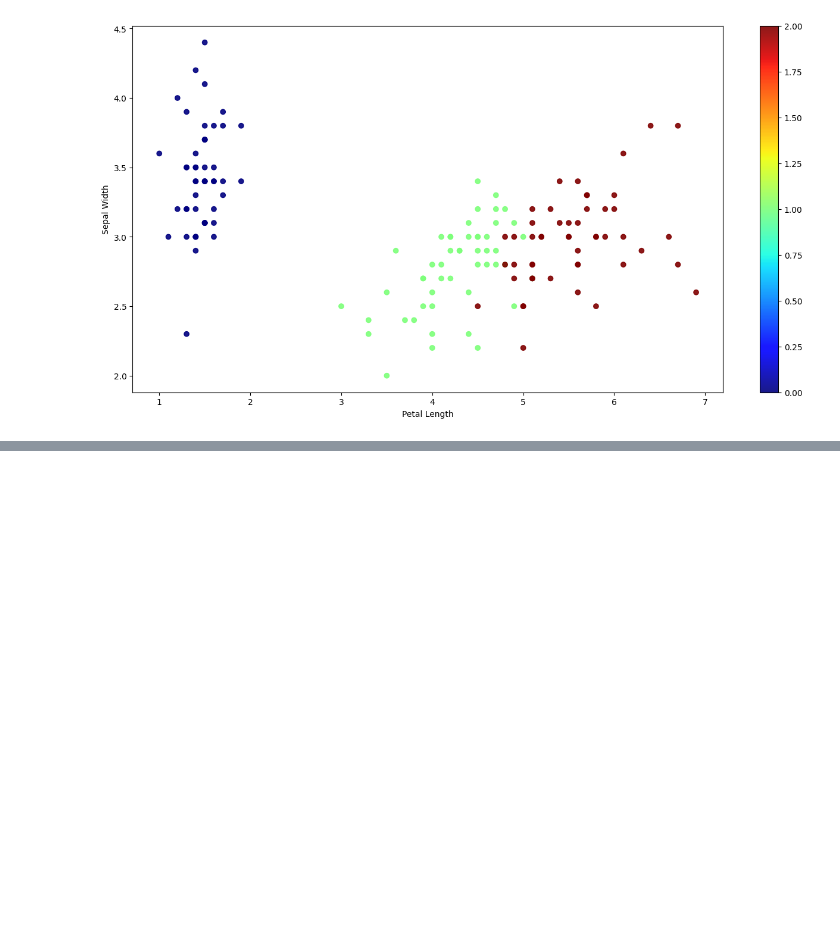
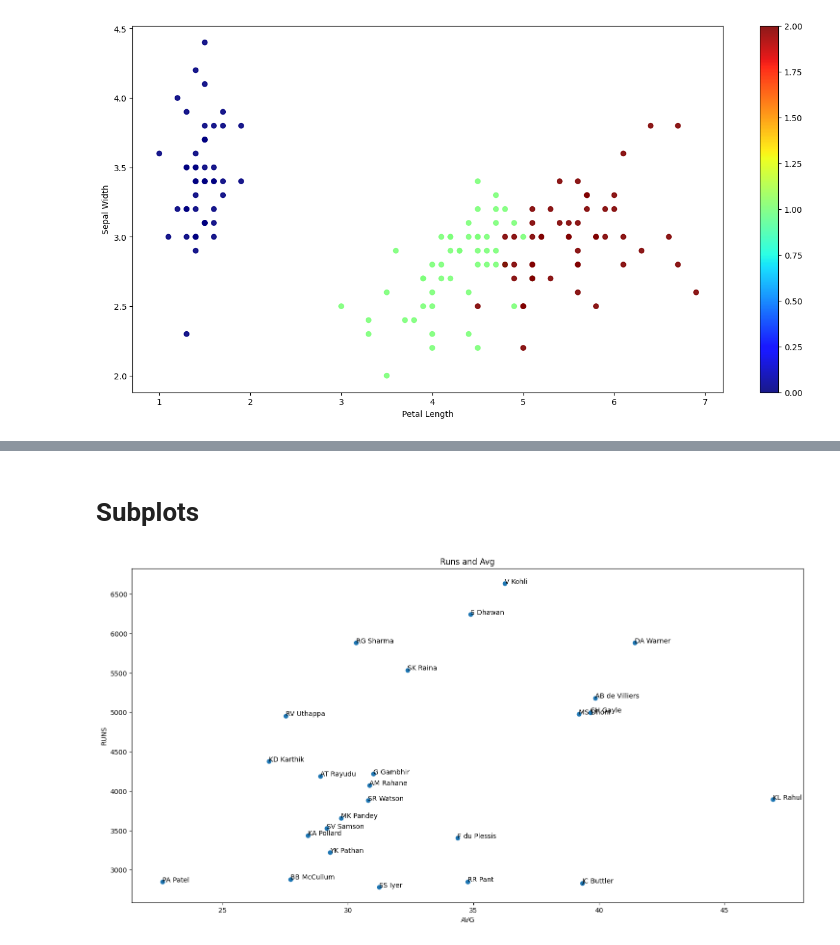
Before and after one commit to abdullah-621/Matplotlib, a Jupyter notebook: Matplotlib_part2.ipynb, the cells around one changed output, grey strips where cells are left out. Cells and saved outputs as stored; diff of their text form; code cells hidden in the pictures; blank space fills up the shorter version.

```diff
--- a/Matplotlib_part2.ipynb
+++ b/Matplotlib_part2.ipynb
@@ -38,0 +98,14 @@ plt.colorbar()
+# %% [markdown]
+# Subplots
+# %%
+fig, ax = plt.subplots(figsize = (18,9))
+
+ax.scatter(df['avg'], df['runs'])
+ax.set_title("Runs and Avg")
+ax.set_xlabel("AVG")
+ax.set_ylabel("RUNS")
+
+for i in range(df.shape[0]):
+  ax.text(df['avg'].values[i], df['runs'].values[i], df['batter'].values[i])
+# %% [output]
+[figure, added]
```
Also changed, not shown: parts of 23 cells of this notebook.
